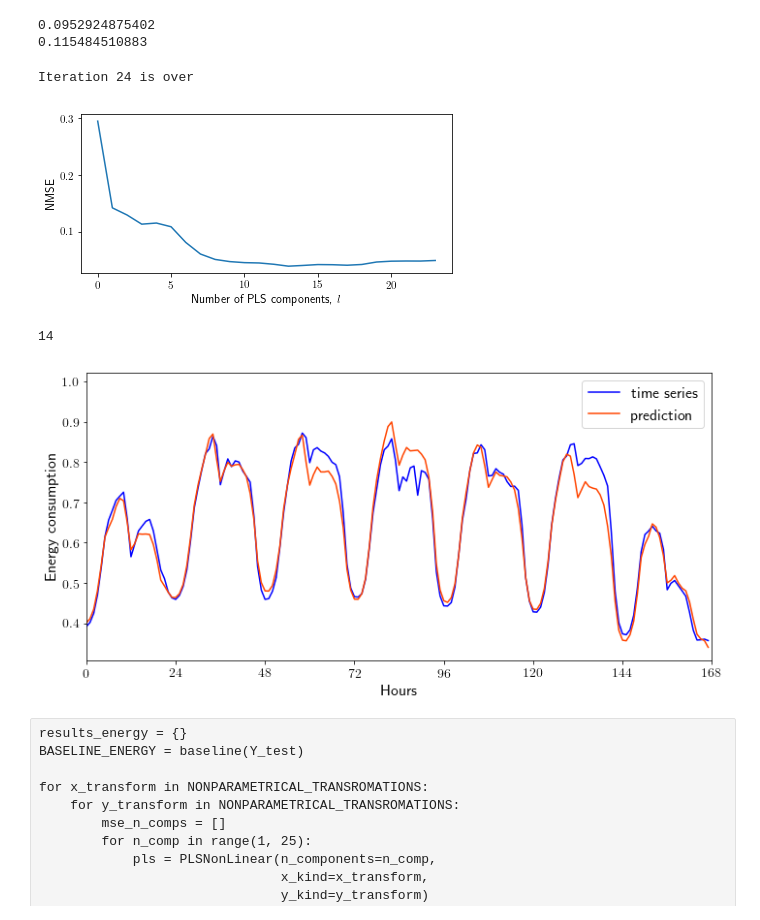
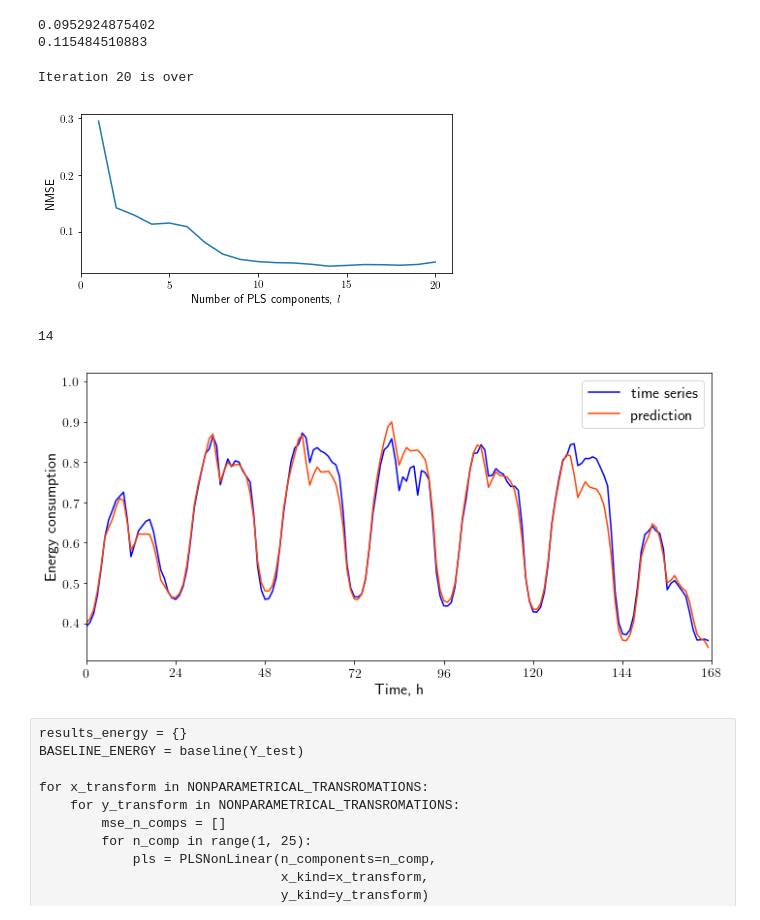
Before and after one commit to mariiavladimirova/NonlinearPLS, a Jupyter notebook: code/main.ipynb, the cells around one changed output. Drawn from its saved outputs; the diff is of its cells as text; code cells hidden in the pictures.

```diff
--- a/code/main.ipynb
+++ b/code/main.ipynb
@@ -61,7 +61,7 @@ print(nmse(Y_test, Y_pred))
 # %%
 mse_n_comps = []
 
-for k in np.arange(1, 25):
+for k in np.arange(1, 21):
     pls = PLSNonLinear(n_components=k, x_kind='linear', y_kind='linear')
     pls.fit(X_train, Y_train)
     Y_pred = pls.predict(X_test)
@@ -71,20 +71,20 @@ for k in np.arange(1, 25):
 
 mse_n_comps = np.array(mse_n_comps)
 # %% [output]
-Iteration 24 is over
+Iteration 20 is over
 # %%
 plt.figure(figsize=(6, 3))
-plt.plot(np.arange(1, 25), mse_n_comps)
+plt.plot(np.arange(1, 21), mse_n_comps)
 plt.xlabel('Number of PLS components, $l$', fontsize=12)
 plt.ylabel('NMSE', fontsize=12)
-plt.xticks(fontsize=11)
+plt.xticks([0, 5, 10, 15, 20], fontsize=11)
 plt.yticks([0.1, 0.2, 0.3], fontsize=11)
 
 plt.tight_layout()
 plt.savefig('figs/energy_n_comp.eps', format='eps')
 plt.show()
 # %% [output]
-[figure, old version]
+[figure, new version]
 # %%
 n_comp = mse_n_comps.argmin() + 1
 n_comp
@@ -110,13 +110,13 @@ plt.ylim([test.min() - 0.05, test.max() + 0.15])
 plt.xlim([0, 168])
 plt.xticks([24 * i for i in range(8)], fontsize=14)
 plt.yticks(fontsize=14)
-plt.xlabel('Hours', fontsize=16)
+plt.xlabel('Time, h', fontsize=16)
 plt.ylabel('Energy consumption', fontsize=16)
 plt.tight_layout()
 plt.savefig('figs/energy_prediction.eps', format='eps')
 plt.show()
 # %% [output]
-[figure, old version]
+[figure, new version]
 # %% [raw]
 results_energy = {}
 BASELINE_ENERGY = baseline(Y_test)
```
Also changed, not shown: parts of 9 cells of this notebook, 13 other files.
